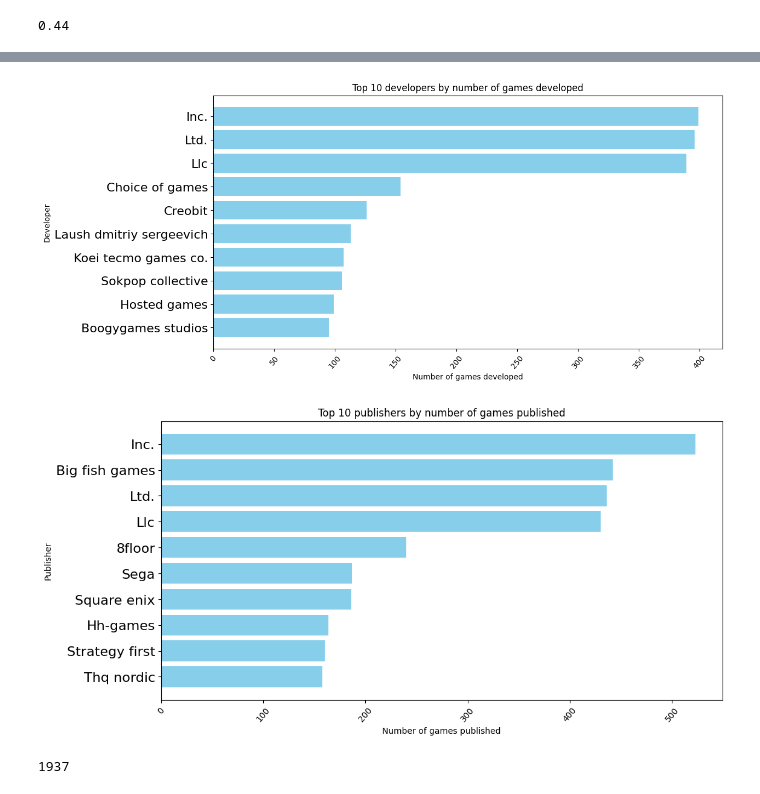
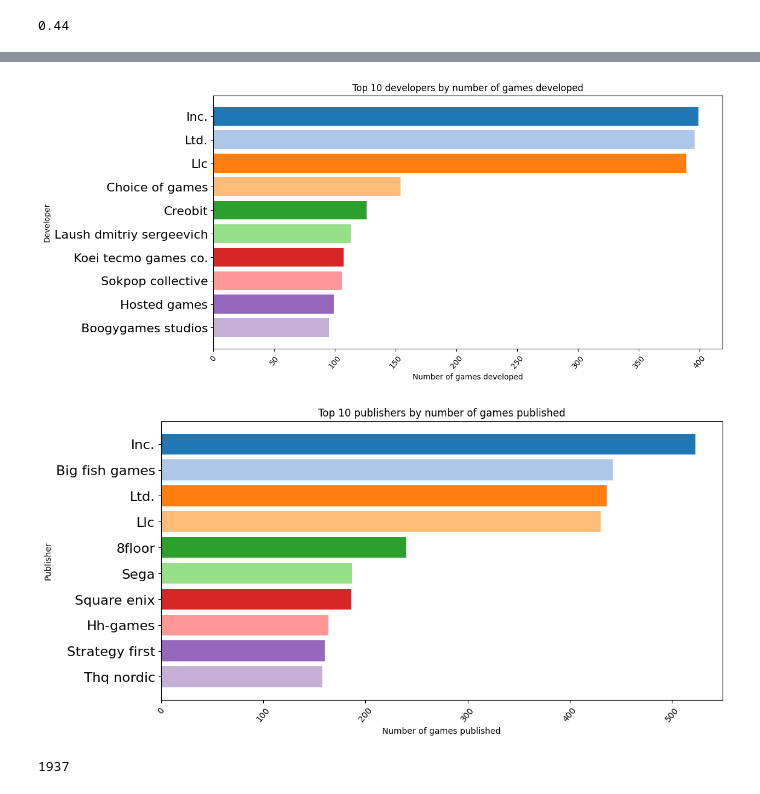
Before and after one commit to adsh16/game-recommendation-system, a Jupyter notebook: eda.ipynb, the cells around one changed output, grey strips where cells are left out. Saved outputs shown, nothing was run; the diff lists cells and outputs as text; code cells hidden in the pictures.

```diff
--- a/eda.ipynb
+++ b/eda.ipynb
@@ -317,7 +422,7 @@ all_developers = [developer.strip().capitalize() for developer in all_developers
 developer_counts = Counter(all_developers)
 top_developers = pd.DataFrame(developer_counts.most_common(10), columns=['Developer', 'Games Developed'])
 plt.figure(figsize=(12, 6))
-plt.barh(top_developers['Developer'], top_developers['Games Developed'], color='skyblue')
+plt.barh(top_developers['Developer'], top_developers['Games Developed'], color=plt.cm.tab20.colors)
 plt.title('Top 10 developers by number of games developed')
 plt.ylabel('Developer')
 plt.xlabel('Number of games developed')
@@ -326,28 +431,28 @@ plt.gca().invert_yaxis()
 plt.yticks(fontsize=16)
 plt.show()
 # %% [output]
-[figure, old version]
+[figure, new version]
 # %%
 all_publishers = []
 df['publishers'] = df['publishers'].str.replace('[', '').str.replace(']', '').str.replace("'", '')
 for publishers in df['publishers']:
     all_publishers.extend(publishers.split(', '))
 # Remove empty strings
 all_publishers = [publisher for publisher in all_publishers if publisher != '']
 all_publishers = [publisher.strip().capitalize() for publisher in all_publishers]
 publisher_counts = Counter(all_publishers)
 top_publishers = pd.DataFrame(publisher_counts.most_common(10), columns=['Publisher', 'Games Published'])
 plt.figure(figsize=(12, 6))
-plt.barh(top_publishers['Publisher'], top_publishers['Games Published'], color='skyblue')
+plt.barh(top_publishers['Publisher'], top_publishers['Games Published'], color=plt.cm.tab20.colors)
 plt.title('Top 10 publishers by number of games published')
 plt.ylabel('Publisher')
 plt.xlabel('Number of games published')
 plt.xticks(rotation=50)
 plt.gca().invert_yaxis()
 plt.yticks(fontsize=16)
 plt.show()
 # %% [output]
-[figure, old version]
+[figure, new version]
 # %%
 all_developers = [dev for sublist in df['developers'].dropna() for dev in sublist]
 len(set(all_developers))
```
Also changed, not shown: parts of 24 cells of this notebook.
